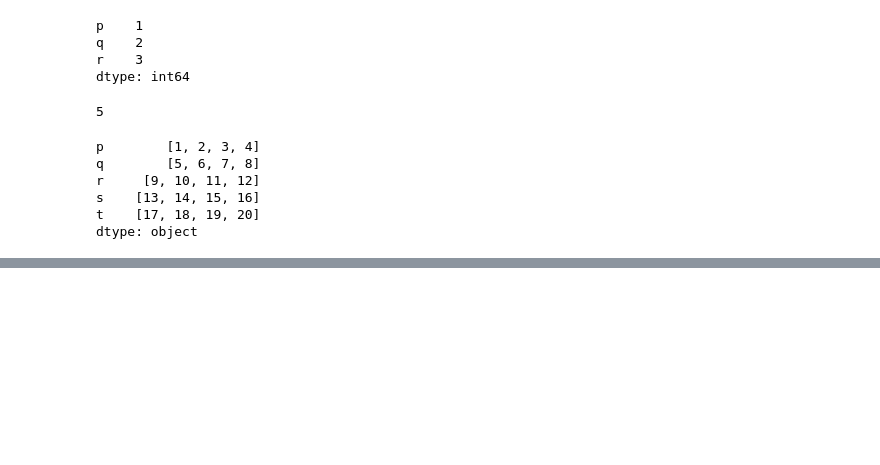
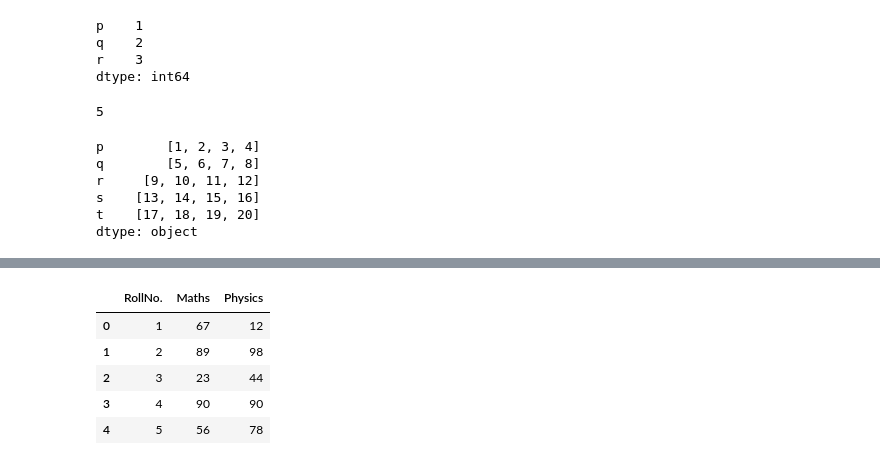
Before and after one commit to garima-pachori/Python-for-Data-Science, a Jupyter notebook: Working_with_Pandas.ipynb, the cells around one changed output, grey strips where cells are left out. Cells and saved outputs as stored; diff of their text form; code cells hidden in the pictures; blank space fills up the shorter version.

```diff
--- a/Working_with_Pandas.ipynb
+++ b/Working_with_Pandas.ipynb
@@ -117,0 +170,14 @@ dtype: object
+# %%
+b = {'RollNo.':[1,2,3,4,5],
+    'Maths':[67,89,23,90,56],
+    'Physics':[12,98,44,90,78]}
+
+df = pd.DataFrame(b)
+df
+# %% [output]
+|  | RollNo. | Maths | Physics |
+| 0 | 1 | 67 | 12 |
+| 1 | 2 | 89 | 98 |
+| 2 | 3 | 23 | 44 |
+| 3 | 4 | 90 | 90 |
+| 4 | 5 | 56 | 78 |
```
Also changed, not shown: parts of 18 cells of this notebook.
